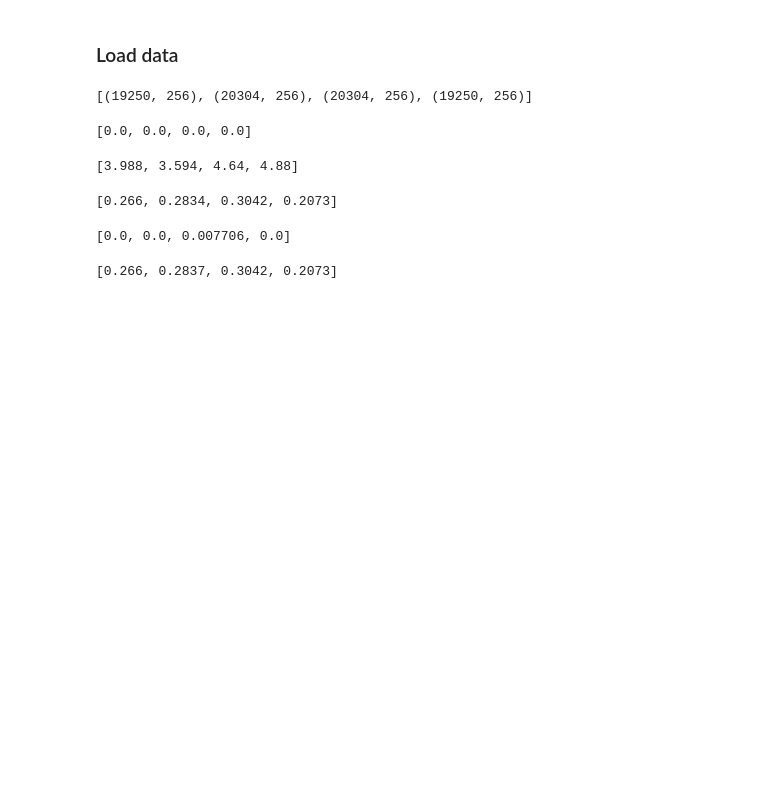
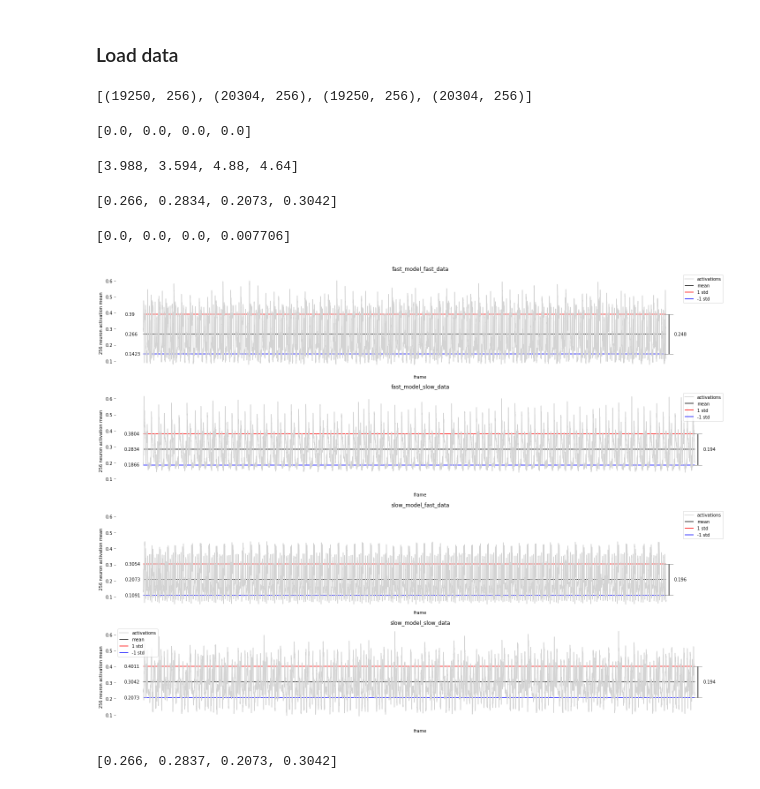
Before and after one commit to kristjanr/dat-sci-master-thesis, a Jupyter notebook: ood/AnalyzeOOD.ipynb, the cells around one changed output. Drawn from its saved outputs; the diff is of its cells as text; code cells hidden in the pictures; blank space fills up the shorter version.

```diff
--- a/ood/AnalyzeOOD.ipynb
+++ b/ood/AnalyzeOOD.ipynb
@@ -6,11 +6,11 @@
 import numpy as np
 fast_model_fast_data = np.load("nighttime_ai_fast_model_fast_data_activations.npy")
 fast_model_slow_data = np.load("nighttime_ai_fast_model_slow_data_activations.npy")
+slow_model_fast_data = np.load("nighttime_ai_slow_model_fast_data_activations.npy")
 slow_model_slow_data = np.load("nighttime_ai_slow_model_slow_data_activations.npy")
-slow_model_fast_data = np.load("nighttime_ai_slow_model_fast_data_activations.npy")
 
-[d.shape for d in (fast_model_fast_data, fast_model_slow_data, slow_model_slow_data, slow_model_fast_data)]
+[d.shape for d in (fast_model_fast_data, fast_model_slow_data, slow_model_fast_data, slow_model_slow_data)]
 # %% [output]
-[(19250, 256), (20304, 256), (20304, 256), (19250, 256)]
+[(19250, 256), (20304, 256), (19250, 256), (20304, 256)]
 # %%
 # check if ReLu was applied
@@ -18,33 +18,71 @@ slow_model_fast_data = np.load("nighttime_ai_slow_model_fast_data_activations.np
 # %% [output]
 [0.0, 0.0, 0.0, 0.0]
 # %%
-[np.max(d) for d in (fast_model_fast_data, fast_model_slow_data, slow_model_slow_data, slow_model_fast_data)]
+[np.max(d) for d in (fast_model_fast_data, fast_model_slow_data, slow_model_fast_data, slow_model_slow_data)]
 # %% [output]
-[3.988, 3.594, 4.64, 4.88]
+[3.988, 3.594, 4.88, 4.64]
 # %%
-[np.mean(d) for d in (fast_model_fast_data, fast_model_slow_data, slow_model_slow_data, slow_model_fast_data)]
+[np.mean(d) for d in (fast_model_fast_data, fast_model_slow_data, slow_model_fast_data, slow_model_slow_data)]
 # %% [output]
-[0.266, 0.2834, 0.3042, 0.2073]
+[0.266, 0.2834, 0.2073, 0.3042]
 # %%
-[np.median(d) for d in (fast_model_fast_data, fast_model_slow_data, slow_model_slow_data, slow_model_fast_data)]
+[np.median(d) for d in (fast_model_fast_data, fast_model_slow_data, slow_model_fast_data, slow_model_slow_data)]
 # %% [output]
-[0.0, 0.0, 0.007706, 0.0]
+[0.0, 0.0, 0.0, 0.007706]
+# %%
+from matplotlib import pyplot as plt
+
+frame_activations = dict(
+    fast_model_fast_data=fast_model_fast_data.mean(axis=1),
+    fast_model_slow_data=fast_model_slow_data.mean(axis=1),
+    slow_model_fast_data=slow_model_fast_data.mean(axis=1),
+    slow_model_slow_data=slow_model_slow_data.mean(axis=1),
+)
+
+def plot_activations(activations, ylabel, xlabel):
+    fig, axs = plt.subplots(nrows=4, ncols=1, figsize=(20, 15), sharex='all', sharey='all')
+    for (name, data), ax in zip(activations.items(), axs.flat):
+        ax.set(title=name, ylabel=ylabel, xlabel=xlabel)
+        # ax.grid(True, axis='y')
+        ax.plot(data, 'lightgrey', label='activations')
+        linewtext(ax, len(data), data.mean(), 'mean', 'black')
+        linewtext(ax, len(data), data.mean()+data.std(), '1 std', 'red')
+        linewtext(ax, len(data), data.mean()-data.std(), '-1 std', 'blue')
+        two_std_bar(ax, data)
+        ax.legend()
+        ax.spines['top'].set_visible(False)
+        ax.spines['right'].set_visible(False)
+        ax.spines['bottom'].set_visible(False)
+        ax.spines['left'].set_visible(False)
+        ax.get_xaxis().set_ticks([])
+    fig.tight_layout()
+    plt.show()
+
+
+def two_std_bar(ax, data):
+    ax.errorbar(1.005 * len(data), data.mean(), yerr=data.std(), ecolor='grey', elinewidth=3, capsize=10)
+    ax.text(1.015 * len(data), data.mean(), np.round(2 * data.std(), 3), ha='left', va='center')
+
+
+def linewtext(ax, length, value, label, color):
+    ax.text(-0.035 * length, value, value, ha='left', va='center')
+    ax.hlines(value, 0, length, color, label=label)
+
+
+plot_activations(frame_activations, '256 neuron activation mean', 'frame')
+# %% [output]
+[figure, added]
 # %%
 fast_model_fast_data_neuron_means = np.mean(fast_model_fast_data, axis=0)
 fast_model_slow_data_neuron_means = np.mean(fast_model_slow_data, axis=0)
+slow_model_fast_data_neuron_means = np.mean(slow_model_fast_data, axis=0)
 slow_model_slow_data_neuron_means = np.mean(slow_model_slow_data, axis=0)
-slow_model_fast_data_neuron_means = np.mean(slow_model_fast_data, axis=0)
-
-fast_model_fast_data_neuron_std = np.std(fast_model_fast_data, axis=0)
-fast_model_slow_data_neuron_std = np.std(fast_model_slow_data, axis=0)
-slow_model_slow_data_neuron_std = np.std(slow_model_slow_data, axis=0)
-slow_model_fast_data_neuron_std = np.std(slow_model_fast_data, axis=0)
 
 [d.mean() for d in [
     fast_model_fast_data_neuron_means,
     fast_model_slow_data_neuron_means,
+    slow_model_fast_data_neuron_means,
     slow_model_slow_data_neuron_means,
-    slow_model_fast_data_neuron_means,
 ]]
 # %% [output]
-[0.266, 0.2837, 0.3042, 0.2073]
+[0.266, 0.2837, 0.2073, 0.3042]
```
Also changed, not shown: parts of 6 cells of this notebook.
